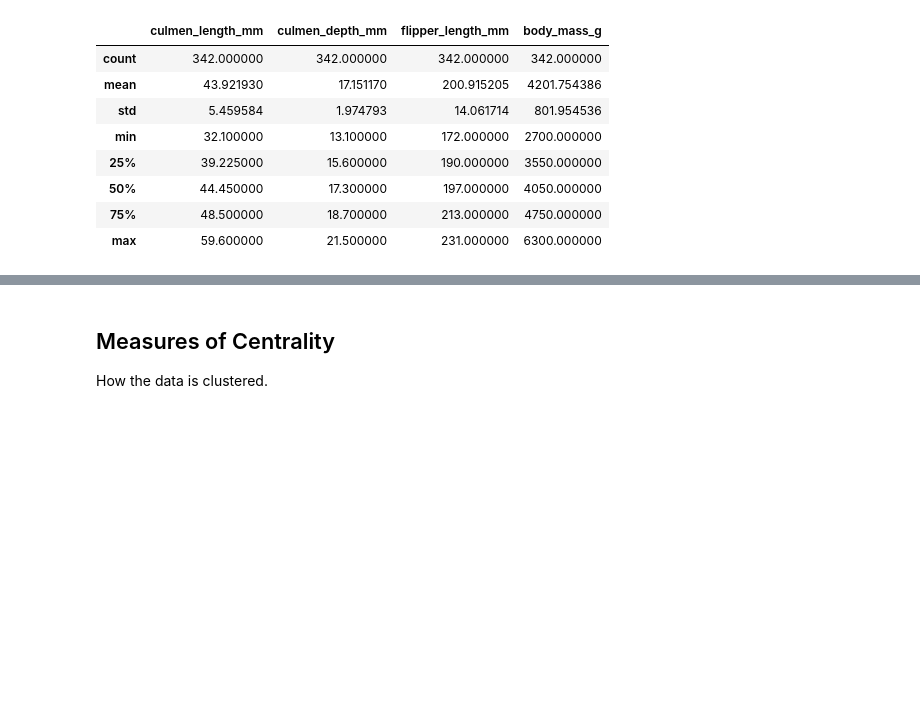
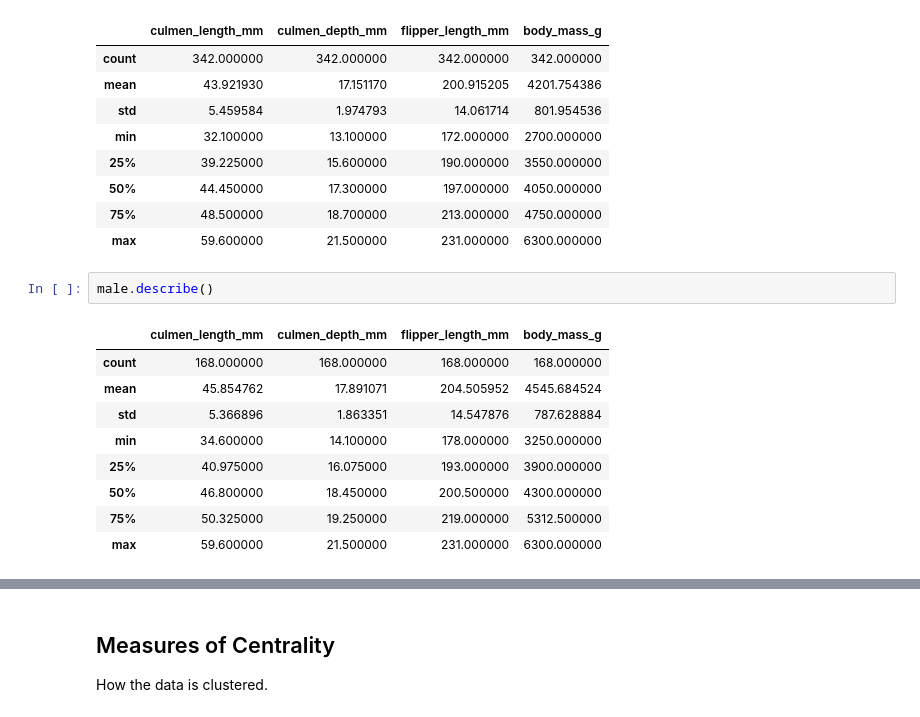
Before and after one commit to r2klabs/Penguins2022, a Jupyter notebook: Penguins.ipynb, the cells around one changed output, grey strips where cells are left out. Saved outputs shown, nothing was run; the diff lists cells and outputs as text; blank space fills up the shorter version.

```diff
--- a/Penguins.ipynb
+++ b/Penguins.ipynb
@@ -52,3 +75,15 @@ df.describe()
 | 50% | 44.450000 | 17.300000 | 197.000000 | 4050.000000 |
 | 75% | 48.500000 | 18.700000 | 213.000000 | 4750.000000 |
 | max | 59.600000 | 21.500000 | 231.000000 | 6300.000000 |
+# %%
+male.describe()
+# %% [output]
+|  | culmen_length_mm | culmen_depth_mm | flipper_length_mm | body_mass_g |
+| count | 168.000000 | 168.000000 | 168.000000 | 168.000000 |
+| mean | 45.854762 | 17.891071 | 204.505952 | 4545.684524 |
+| std | 5.366896 | 1.863351 | 14.547876 | 787.628884 |
+| min | 34.600000 | 14.100000 | 178.000000 | 3250.000000 |
+| 25% | 40.975000 | 16.075000 | 193.000000 | 3900.000000 |
+| 50% | 46.800000 | 18.450000 | 200.500000 | 4300.000000 |
+| 75% | 50.325000 | 19.250000 | 219.000000 | 5312.500000 |
+| max | 59.600000 | 21.500000 | 231.000000 | 6300.000000 |
```
Also changed, not shown: parts of 25 cells of this notebook, 4 other files.
